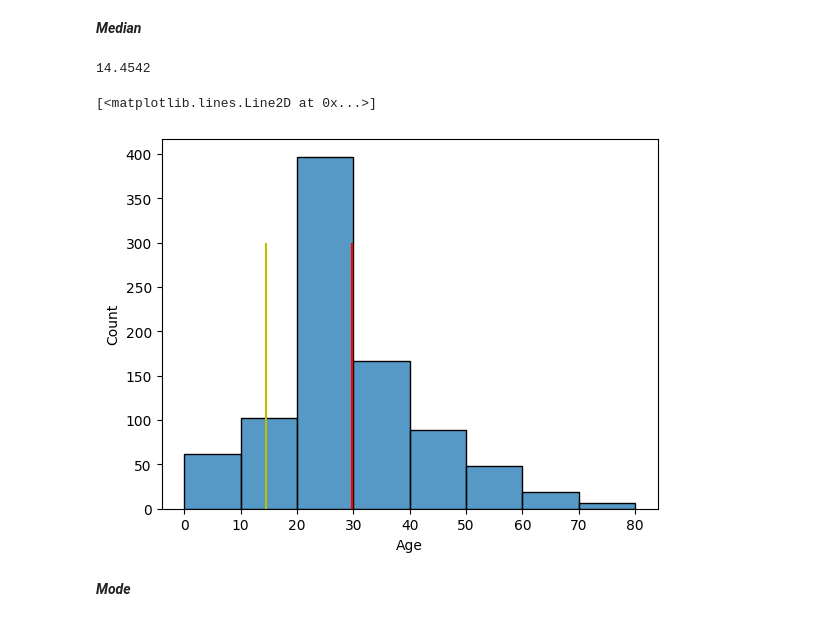
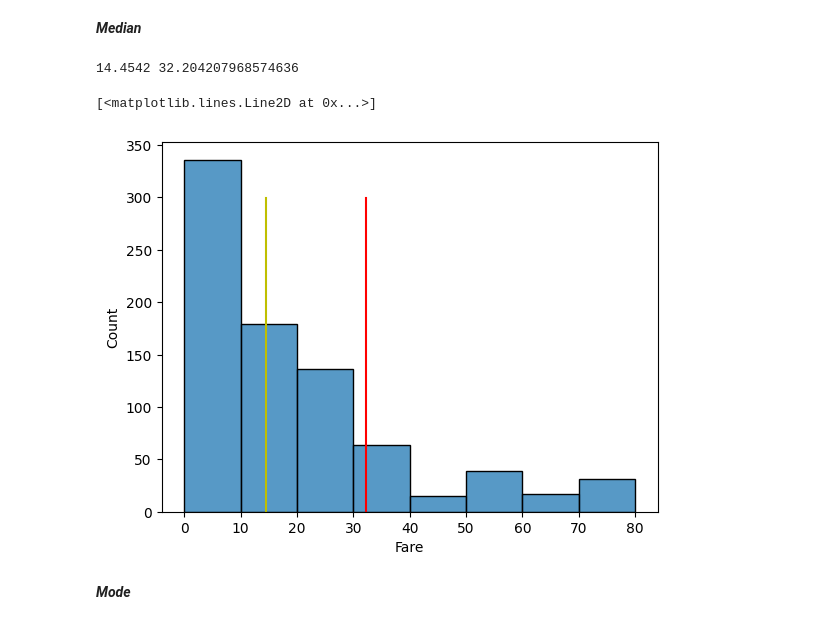
Before and after one commit to hrbayezid/Statistics, a Jupyter notebook: 1_measures of central tendency.ipynb, the cells around one changed output. Cells and saved outputs as stored; diff of their text form; code cells hidden in the pictures.

```diff
--- a/1_measures of central tendency.ipynb
+++ b/1_measures of central tendency.ipynb
@@ -61,16 +61,17 @@ plt.plot([avg_age for _ in range(0,300)],[_ for _ in range(0,300)],c ="r")
 # %%
 # data["Age"].median()
 mdn=np.median(data["Fare"])
-print(mdn)
+mn = np.mean(data["Fare"])
+print(mdn,mn)
 # %% [output]
-14.4542
+14.4542 32.204207968574636
 # %%
-sns.histplot(data["Age"],bins=[i for i in range (0,81,10)])
-plt.plot([avg_age for i in range(0,300)],[i for i in range(0,300)],c ="r")
+sns.histplot(data["Fare"],bins=[i for i in range (0,81,10)])
+plt.plot([mn for i in range(0,300)],[i for i in range(0,300)],c ="r")
 plt.plot([mdn for i in range(0,300)],[i for i in range(0,300)],c ="y")
 # %% [output]
 [<matplotlib.lines.Line2D at 0x...>]
-[figure, old version]
+[figure, new version]
 # %% [markdown]
 ***Mode***
 # %%
```
Also changed, not shown: parts of 6 cells of this notebook, 7 other files.
